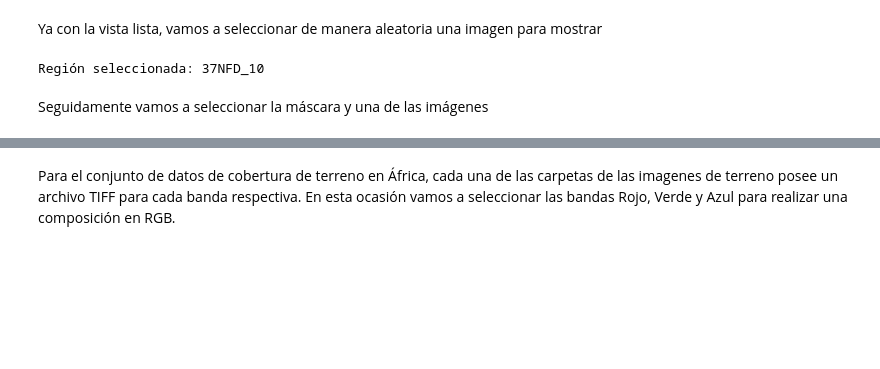
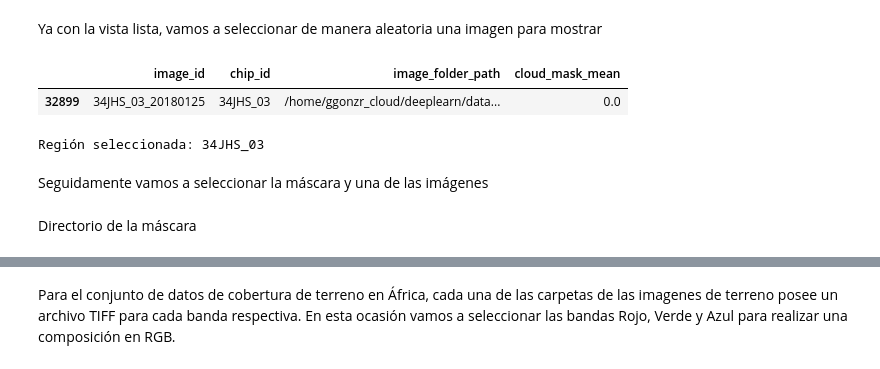
Before and after one commit to ggonzr/deep-learning-e2, a Jupyter notebook: notebook/entrega2.ipynb, the cells around one changed output, grey strips where cells are left out. Saved outputs shown, nothing was run; the diff lists cells and outputs as text; code cells hidden in the pictures; blank space fills up the shorter version.

```diff
--- a/notebook/entrega2.ipynb
+++ b/notebook/entrega2.ipynb
@@ -177,12 +156,23 @@ with open(f"{DATA_BASE}/image_view.json", "w", encoding="utf-8") as v_f:
 ## Visualización
 # %% [markdown]
 Ya con la vista lista, vamos a seleccionar de manera aleatoria una imagen para mostrar
-# %%
-view_keys = list(regions_img_labels.keys())
-random_idx = np.random.randint(0, len(view_keys))
-random_key = view_keys[random_idx]
-print(f"Región seleccionada: {random_key}")
-# %% [output]
-Región seleccionada: 37NFD_10
+# %%
+img_sample = (
+    p1_final_groups
+    .sample(
+        n=1,
+        random_state=24
+    )
+)
+# %%
+img_sample
+# %% [output]
+|  | image_id | chip_id | image_folder_path | cloud_mask_mean |
+| 32899 | 34JHS_03_20180125 | 34JHS_03 | /home/ggonzr_cloud/deeplearn/data... | 0.0 |
+# %%
+img_sample_region = img_sample.iloc[0, 1]
+print(f"Región seleccionada: {img_sample_region}")
+# %% [output]
+Región seleccionada: 34JHS_03
 # %% [markdown]
 Seguidamente vamos a seleccionar la máscara y una de las imágenes
@@ -189 +181,3 @@ Seguidamente vamos a seleccionar la máscara y una de las imágenes
+# %% [markdown]
+Directorio de la máscara
 # %%
```
Also changed, not shown: parts of 47 cells of this notebook, 3 other files.
